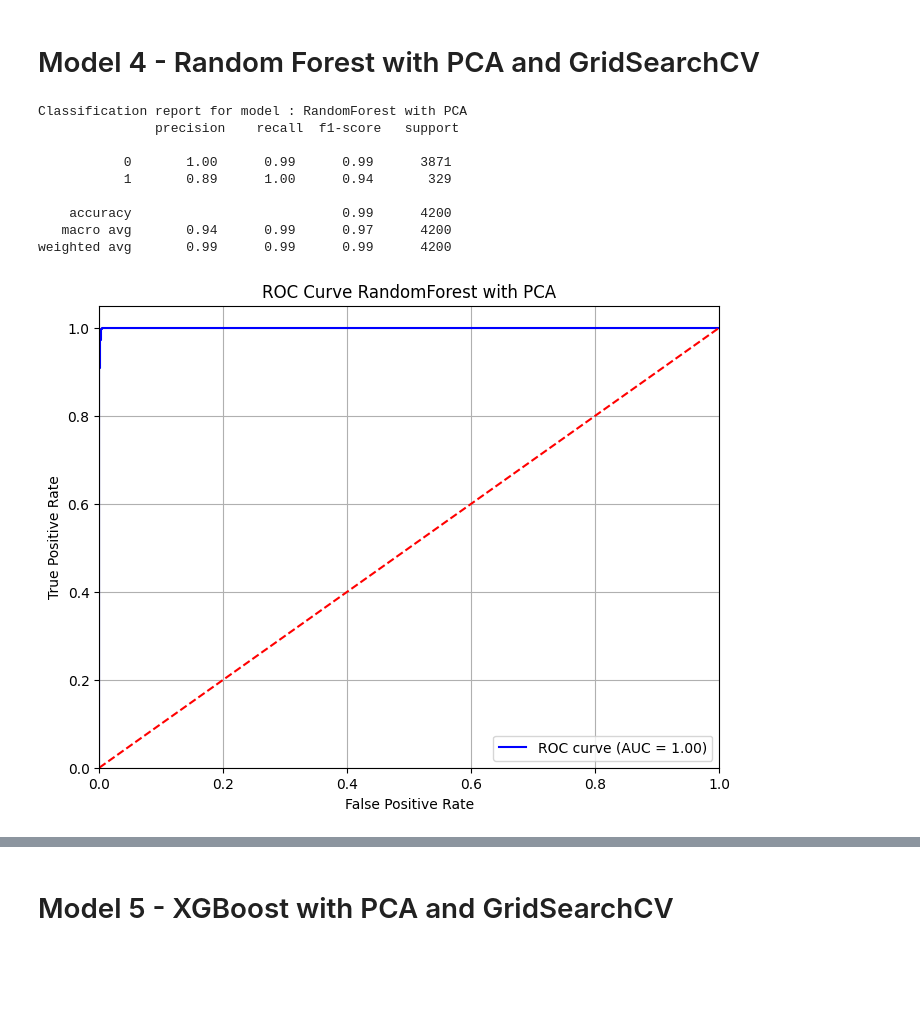
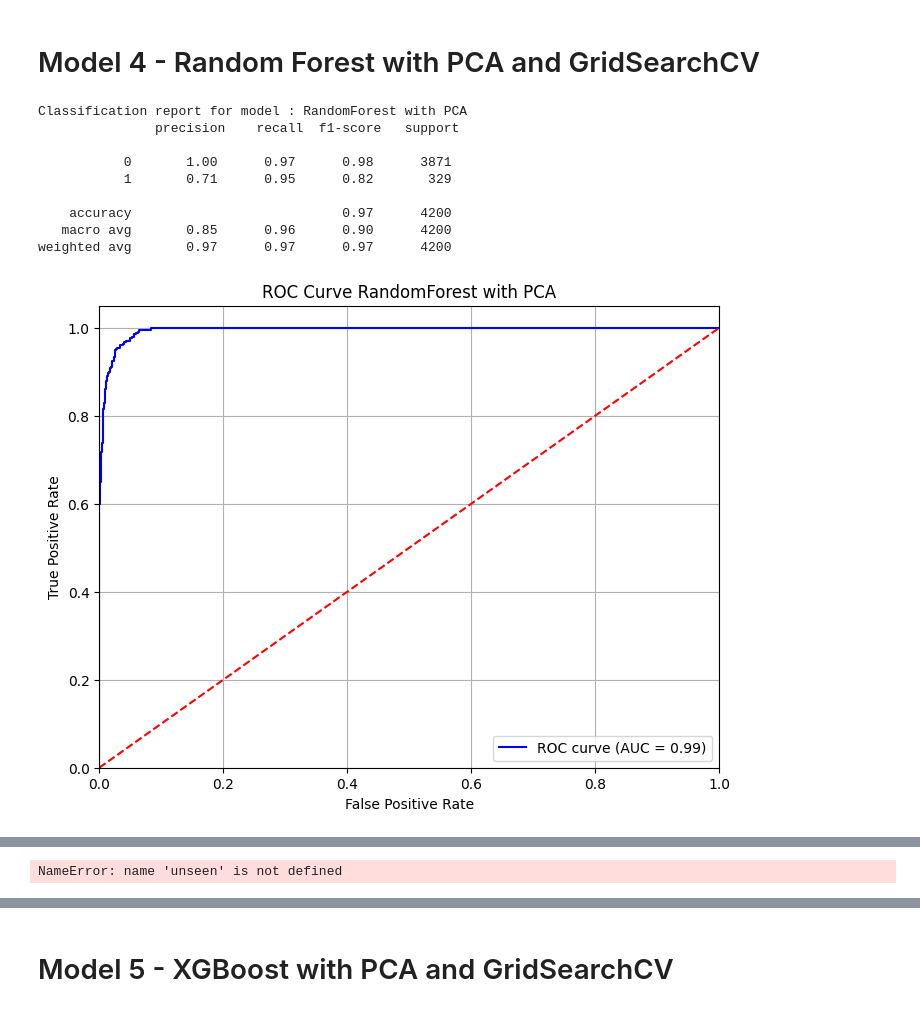
Before and after one commit to mohiteamit/upGrad-TelecomChurnCaseStudy, a Jupyter notebook: Amit Mohite - Telecom Churn Prediction.ipynb, the cells around one changed output, grey strips where cells are left out. Drawn from its saved outputs; the diff is of its cells as text; code cells hidden in the pictures; blank space fills up the shorter version.

```diff
--- a/Amit Mohite - Telecom Churn Prediction.ipynb
+++ b/Amit Mohite - Telecom Churn Prediction.ipynb
@@ -1206,3 +967,4 @@ X_resampled = pd.read_pickle('X_resampled.pkl')
 y_resampled = pd.read_pickle('y_resampled.pkl')
 X_val = pd.read_pickle('X_val.pkl')
 y_val = pd.read_pickle('y_val.pkl')
+unseen = pd.read_pickle('unseen.pkl')
@@ -1514,44 +1227,44 @@ rf_pca_pipeline = Pipeline([
 
 # Simplified parameter grid based on research insights
 param_grid = {
-    'pca__n_components': [15, 20],        # Number of PCA components to try
+    'pca__n_components': [15, 20],            # Number of PCA components to try
     'rf__n_estimators': [100, 200],           # Limit number of trees to 100 or 200 (typically for telecom data)
-    'rf__max_depth': [10, 20],                # Shallower trees (10-20) to avoid overfitting
-    'rf__min_samples_split': [2, 5],          # Common settings, reduces overfitting without too much complexity
-    'rf__min_samples_leaf': [1, 2]            # Minimum leaf size - keep smaller for better churn prediction
+    'rf__max_depth': [7, 10, 20],             # Shallower trees (10-20) to avoid overfitting
+    'rf__min_samples_split': [5, 10],         # Common settings, reduces overfitting without too much complexity
+    'rf__min_samples_leaf': [5, 7]            # Minimum leaf size - keep smaller for better churn prediction
 }
 
 # Initialize GridSearchCV with RandomForestClassifier and the reduced parameter grid
 grid_search_rf = GridSearchCV(estimator=rf_pca_pipeline, param_grid=param_grid, cv=5, scoring='precision', n_jobs=-1)
 
 # Fit the grid search on the resampled data
 grid_search_rf.fit(X_resampled, y_resampled)
 
 # Make predictions on the validation set
 y_val_pred = grid_search_rf.predict(X_val)
 
 # Evaluate the model using classification report and accuracy score
 print('Classification report for model : RandomForest with PCA\n',  classification_report(y_val, y_val_pred))
 
 # Plot ROC curve
 y_val_pred_prob = grid_search_rf.predict_proba(X_val)
 plot_roc_curve(y_val, y_val_pred_prob[:, 1], 'RandomForest with PCA')
 
 # Print best config
 print (f'Best params :\n {grid_search_rf.best_params_}\n')
 
 # Create Kaggle submission with predictions for unseen data
 y_unseen_pred = grid_search_rf.predict(X=unseen)
 create_submission(id=unseen['id'], prediction=y_unseen_pred, model_name='rf_pca_pipeline')
 # %% [output]
 Classification report for model : RandomForest with PCA
                precision    recall  f1-score   support
 
-           0       1.00      0.99      0.99      3871
-           1       0.89      1.00      0.94       329
+           0       1.00      0.97      0.98      3871
+           1       0.71      0.95      0.82       329
 
-    accuracy                           0.99      4200
-   macro avg       0.94      0.99      0.97      4200
-weighted avg       0.99      0.99      0.99      4200
+    accuracy                           0.97      4200
+   macro avg       0.85      0.96      0.90      4200
+weighted avg       0.97      0.97      0.97      4200
-[figure, old version]
+[figure, new version]
 Best params :
@@ -1562 +1272,2 @@ Wall time: 18min 1s
+NameError: name 'unseen' is not defined
 # %% [markdown]
```
Also changed, not shown: parts of 55 cells of this notebook.
